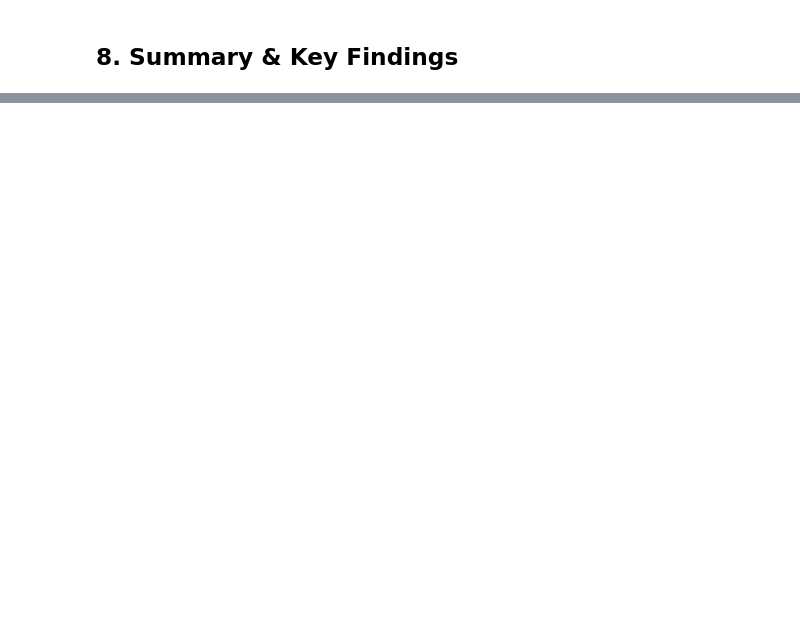
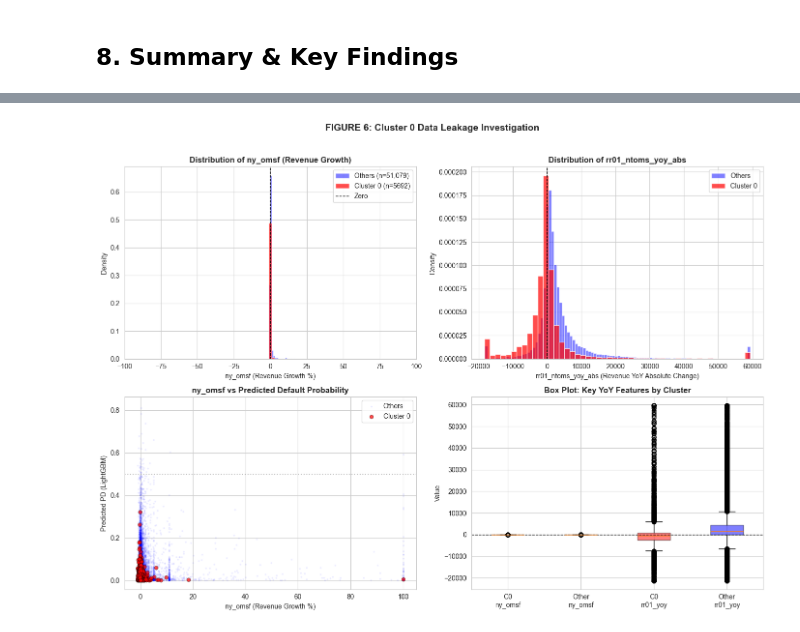
Before and after one commit to vilhelm-k/credit-risk-xai-thesis, a Jupyter notebook: notebooks/05d_xai_clustering.ipynb, the cells around one changed output, grey strips where cells are left out. Saved outputs shown, nothing was run; the diff lists cells and outputs as text; code cells hidden in the pictures; blank space fills up the shorter version.

```diff
--- a/notebooks/05d_xai_clustering.ipynb
+++ b/notebooks/05d_xai_clustering.ipynb
@@ -310,6 +310,8 @@ Selected k = 4
 ## 4. K-Means Clustering
 # %%
 # Fit final K-Means model
+
+k_optimal = 10 # Overwrite with chosen k
 print(f"Fitting K-Means with k={k_optimal} clusters...")
 print("="*60)
 
@@ -730,0 +1099,80 @@ print(f"  • cluster_archetypes.csv")
+# %%
+# 9.5 Visualize the Pattern
+fig, axes = plt.subplots(2, 2, figsize=(14, 10))
+
+# 1. ny_omsf histogram - the dominant SHAP feature
+ax = axes[0, 0]
+c0_omsf = cluster_0_features['ny_omsf'].dropna()
+other_omsf = other_features['ny_omsf'].dropna()
+
+# Clip extreme values for visualization
+clip_range = (-100, 100)
+ax.hist(other_omsf.clip(*clip_range), bins=100, alpha=0.5, label=f'Others (n={len(other_omsf):,})', density=True, color='blue')
+ax.hist(c0_omsf.clip(*clip_range), bins=50, alpha=0.7, label=f'Cluster 0 (n={len(c0_omsf)})', density=True, color='red')
+ax.axvline(x=0, color='black', linestyle='--', linewidth=1, label='Zero')
+ax.set_xlabel('ny_omsf (Revenue Growth %)')
+ax.set_ylabel('Density')
+ax.set_title('Distribution of ny_omsf (Revenue Growth)', fontweight='bold')
+ax.legend()
+ax.set_xlim(clip_range)
+
+# 2. rr01_ntoms_yoy_abs histogram
+ax = axes[0, 1]
+if 'rr01_ntoms_yoy_abs' in available_yoy:
+    c0_yoy = cluster_0_features['rr01_ntoms_yoy_abs'].dropna()
+    other_yoy = other_features['rr01_ntoms_yoy_abs'].dropna()
+
+    # Use percentile clipping for better visualization
+    clip_low, clip_high = np.percentile(other_yoy, [1, 99])
+    ax.hist(other_yoy.clip(clip_low, clip_high), bins=100, alpha=0.5, label='Others', density=True, color='blue')
+    ax.hist(c0_yoy.clip(clip_low, clip_high), bins=50, alpha=0.7, label='Cluster 0', density=True, color='red')
+    ax.axvline(x=0, color='black', linestyle='--', linewidth=1)
+    ax.set_xlabel('rr01_ntoms_yoy_abs (Revenue YoY Absolute Change)')
+    ax.set_ylabel('Density')
+    ax.set_title('Distribution of rr01_ntoms_yoy_abs', fontweight='bold')
+    ax.legend()
+
+# 3. Scatter: ny_omsf vs predicted PD
+ax = axes[1, 0]
+ax.scatter(X_val.loc[~cluster_0_mask, 'ny_omsf'].clip(-100, 100),
+           cluster_df.loc[~cluster_0_mask, 'pd_lgbm'],
+           alpha=0.05, s=3, label='Others', color='blue')
+ax.scatter(X_val.loc[cluster_0_mask, 'ny_omsf'].clip(-100, 100),
+           cluster_df.loc[cluster_0_mask, 'pd_lgbm'],
+           alpha=0.7, s=30, color='red', label='Cluster 0', edgecolors='black', linewidth=0.5)
+ax.set_xlabel('ny_omsf (Revenue Growth %)')
+ax.set_ylabel('Predicted PD (LightGBM)')
+ax.set_title('ny_omsf vs Predicted Default Probability', fontweight='bold')
+ax.legend(loc='upper right')
+ax.axhline(y=0.5, color='gray', linestyle=':', alpha=0.5)
+
+# 4. Box plot comparison of key YoY features
+ax = axes[1, 1]
+# Prepare data for box plot
+box_data = []
+box_labels = []
+for feat in ['ny_omsf', 'rr01_ntoms_yoy_abs']:
+    if feat in available_yoy:
+        c0_data = cluster_0_features[feat].dropna()
+        other_data = other_features[feat].dropna()
+        # Clip to reasonable range
+        clip_pct = np.percentile(np.concatenate([c0_data, other_data]), [1, 99])
+        box_data.extend([c0_data.clip(*clip_pct), other_data.clip(*clip_pct)])
+        box_labels.extend([f'C0: {feat}', f'Other: {feat}'])
+
+if box_data:
+    bp = ax.boxplot(box_data, labels=['C0\nny_omsf', 'Other\nny_omsf', 'C0\nrr01_yoy', 'Other\nrr01_yoy'],
+                    patch_artist=True)
+    colors = ['red', 'blue', 'red', 'blue']
+    for patch, color in zip(bp['boxes'], colors):
+        patch.set_facecolor(color)
+        patch.set_alpha(0.5)
+    ax.set_ylabel('Value')
+    ax.set_title('Box Plot: Key YoY Features by Cluster', fontweight='bold')
+    ax.axhline(y=0, color='black', linestyle='--', linewidth=1)
+
+plt.suptitle('FIGURE 6: Cluster 0 Data Leakage Investigation', fontsize=14, fontweight='bold', y=1.02)
+plt.tight_layout()
+plt.show()
+# %% [output]
+[figure, added]
```
Also changed, not shown: parts of 29 cells of this notebook, 22 other files.
